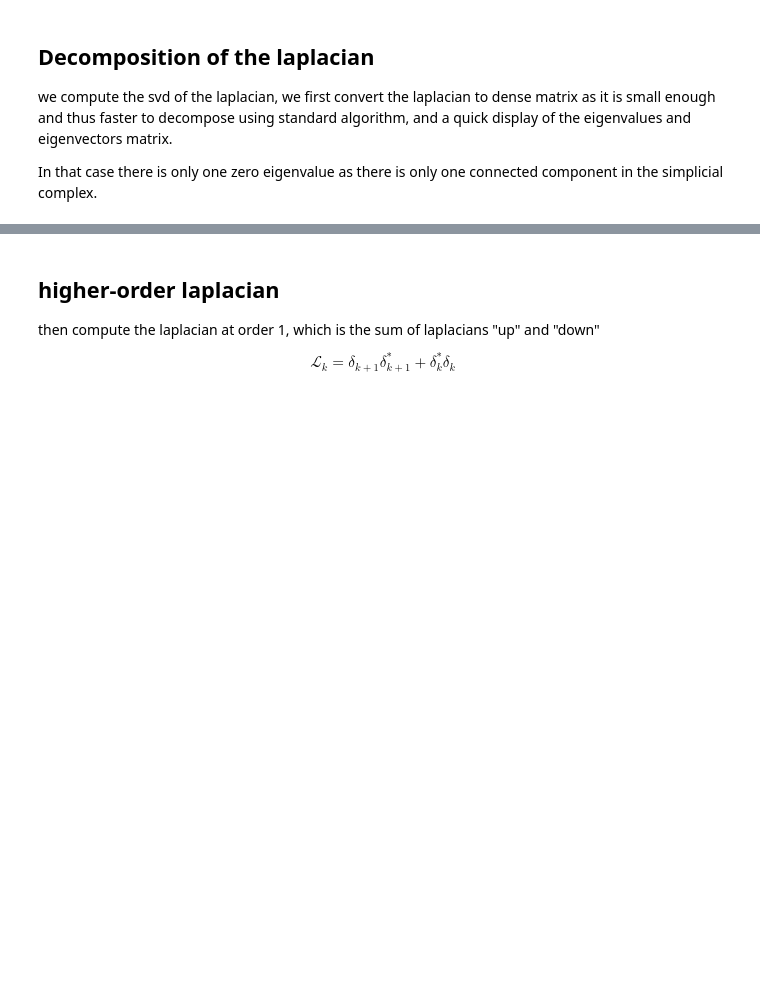
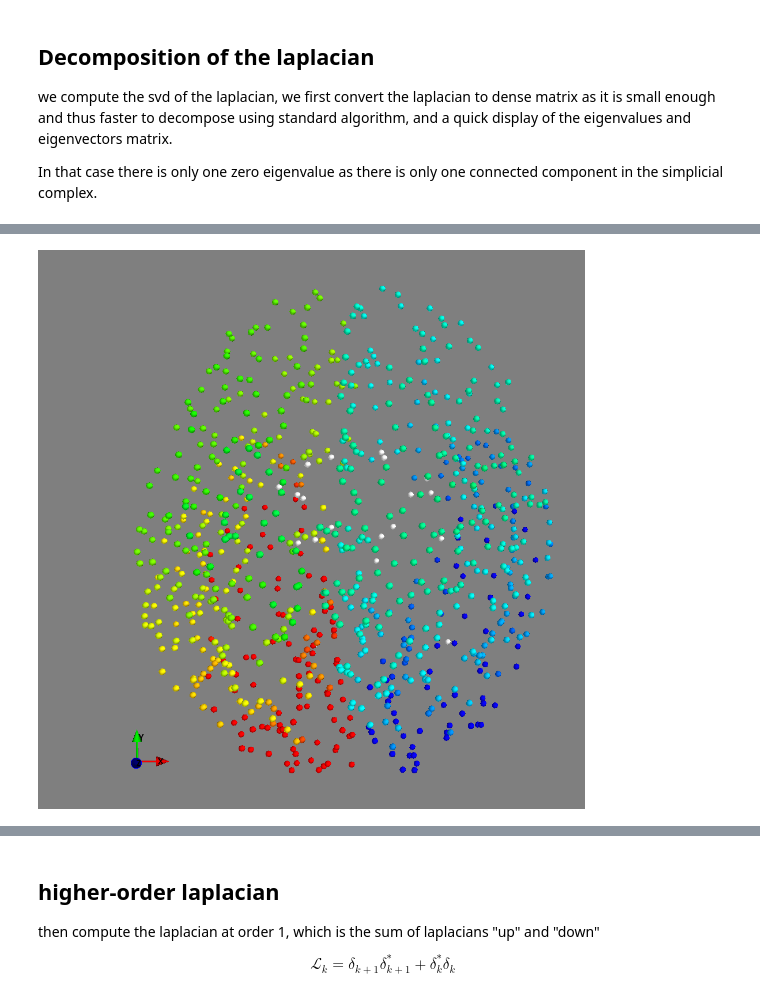
Before and after one commit to bpinsard/notebooks, a Jupyter notebook: brain_topology/brain_topo_doc.ipynb, the cells around one changed output, grey strips where cells are left out. Drawn from its saved outputs; the diff is of its cells as text; code cells hidden in the pictures; blank space fills up the shorter version.

```diff
--- a/brain_topology/brain_topo_doc.ipynb
+++ b/brain_topology/brain_topo_doc.ipynb
@@ -140,0 +156,4 @@ matshow(el0[0],vmin=-.1,vmax=.1)
+# %%
+Image(filename='/home/bpinsard/data/projects/brain_topology/results/cycle0_1.png')
+# %% [output]
+[figure, added]
```
Also changed, not shown: parts of 24 cells of this notebook.
